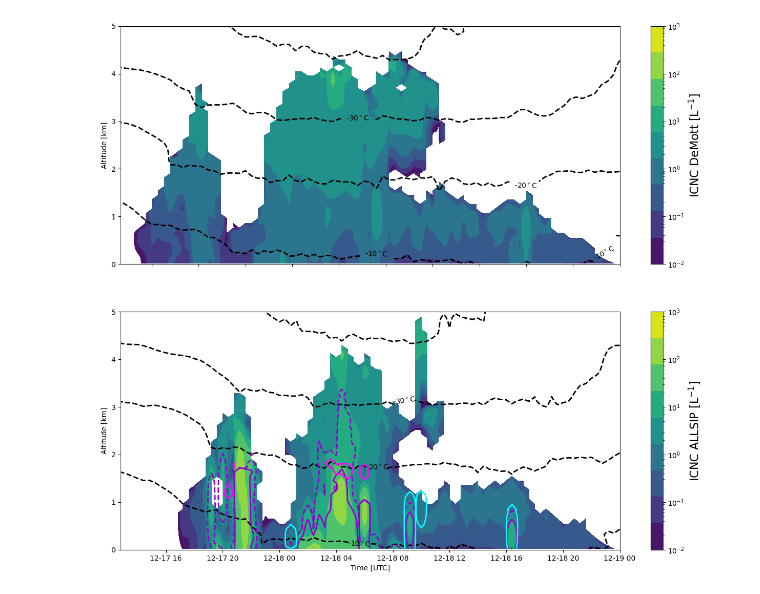
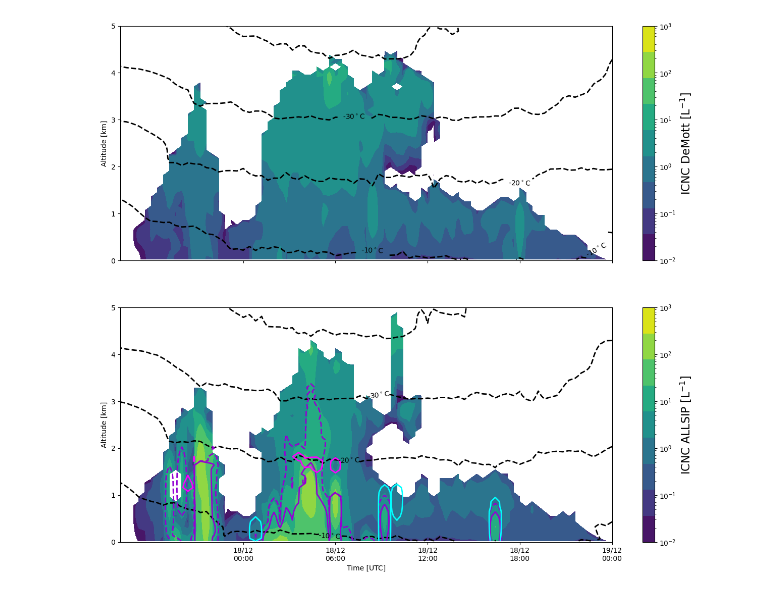
Before and after one commit to eliotperrin/Mixed-phase-cloud-with-CR-SIM, a Jupyter notebook: Sip process.ipynb, the cells around one changed output. Saved outputs shown, nothing was run; the diff lists cells and outputs as text; code cells hidden in the pictures.

Commit message:
Update Sip process.ipynb
Fixed x_tick

```diff
--- a/Sip process.ipynb
+++ b/Sip process.ipynb
@@ -130,6 +130,11 @@ wrf_time2 = np.arange(np.datetime64('2021-12-17T00:00'), np.datetime64('2021-12-
 with open('/Users/eliotperrin/Desktop/Travail de bachelor/comparaison/variables.pkl', 'rb') as f:
     wrf_time_spin_up_end, ZZmiddle_1000, tCNT_T = pickle.load(f)
 # %%
+start_time = datetime.datetime(2021, 12, 17, 18, 0)  # Start time of the timeseries
+end_time = datetime.datetime(2021, 12, 19, 14, 0)  # End time of the timeseries
+tick_locs = mdates.drange(start_time + datetime.timedelta(hours=6), end_time, datetime.timedelta(hours=6))
+tick_labels = [mdates.num2date(t).strftime('%d/%m'+'\n'+ '%H:%M') for t in tick_locs]
+
 # This is for showing the indices extracted for comparison
 fig, axs = plt.subplots(2,1,figsize=(14,14))
 
@@ -169,11 +174,13 @@ axs[0].clabel(cs, inline=True, fontsize=10, fmt='%d$^\circ$C')
 cbar = fig.colorbar(icnc,ax=axs[0])
 cbar.ax.set_yscale('log')
 cbar.set_label('ICNC DeMott [$\mathrm{L^{-1}}$]', fontsize=16)
-axs[0].set_xlim(wrf_time[32], wrf_time[-1])
+
 axs[0].set_ylabel("Altitude [km]")
 axs[0].set_ylim(0,5)
 axs[0].set_yticks([0,1,2,3,4,5])
+axs[0].set_xticks(tick_locs)
 axs[0].set_xticklabels([])
+axs[0].set_xlim(wrf_time2[40], wrf_time2[-1])
 '''
 tstmp1 = np.datetime64('2021-12-18T04:45')
 i_t1 = np.where(wrf_time2 == tstmp1)[0][0]
@@ -182,32 +189,34 @@ tstmp2 = np.datetime64('2021-12-18T07:30')
 i_t2 = np.where(wrf_time2 == tstmp2)[0][0]
 
 tstmp2b = np.datetime64('2021-12-18T17:30')
 i_t2b = np.where(wrf_time2 == tstmp2b)[0][0]
 '''
 
 icnc = axs[1].contourf(wrf_time2, ZZmiddle_1000, to_np(icncALLSIP.T), levs, norm=colors.LogNorm())
 cs = axs[1].contour(wrf_time2, ZZmiddle_1000, tALLSIP.T, levels=np.arange(-50, 0, 10), colors='black',linewidths=2)
 br_contour = axs[1].contour(wrf_time2, ZZmiddle_1000, brALLSIP.T, levels=[br], colors='darkviolet',linewidths=2)
 hm_contour = axs[1].contour(wrf_time2, ZZmiddle_1000, hmALLSIP.T, levels=[hm], colors='darkcyan',linewidths=2)
 br_contour2 = axs[1].contour(wrf_time2, ZZmiddle_1000, brALLSIP.T, levels=[br2], colors='darkviolet',linewidths=2, linestyles='dashed')
 sb_contour = axs[1].contour(wrf_time2, ZZmiddle_1000, sbALLSIP.T, levels=[sb], colors='magenta',linewidths=2)
 ds_contour = axs[1].contour(wrf_time2, ZZmiddle_1000, dsALLSIP.T, levels=[ds], colors='cyan',linewidths=2)
 
 #axs[2].axvline(wrf_time2[i_t1], color='coral', linestyle='dashed',linewidth=2.)
 #axs[2].axvline(wrf_time2[i_t2], color='#FFDB58', linestyle='dashed',linewidth=2.)
 #axs[2].axvline(wrf_time2[i_t2b], color='#FFDB58', linestyle='dashed',linewidth=2.)
 axs[1].set_ylim(0,5)
 axs[1].set_xlim(wrf_time2[0], wrf_time2[-1])
 axs[1].set_ylabel("Altitude [km]")
 axs[1].set_xlabel("Time [UTC]")
 axs[1].set_ylim(0,5)
 axs[1].set_yticks([0,1,2,3,4,5])
-axs[1].set_xlim(wrf_time2[32], wrf_time2[-1])
+axs[1].set_xticks(tick_locs)
+axs[1].set_xticklabels(tick_labels)
+axs[1].set_xlim(wrf_time2[40], wrf_time2[-1])
 axs[1].clabel(cs, inline=True, fontsize=10, fmt='%d$^\circ$C')
 cbar = fig.colorbar(icnc,ax=axs[1])
 cbar.ax.set_yscale('log')
 cbar.set_label('ICNC ALLSIP [$\mathrm{L^{-1}}$]', fontsize=16)
 
 plt.show()
 # %% [output]
-[figure, old version]
+[figure, new version]
```
